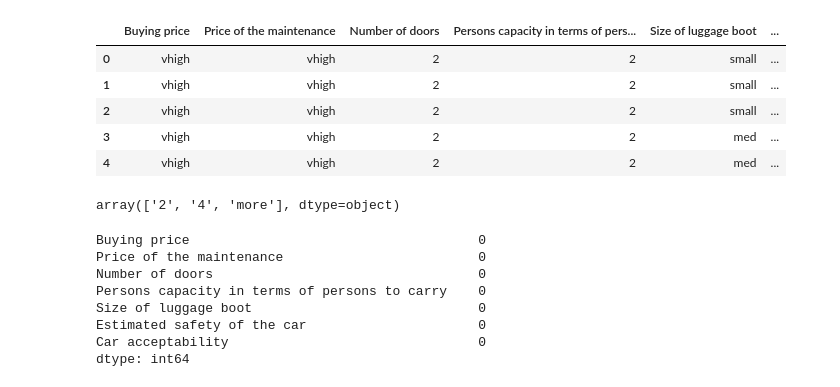
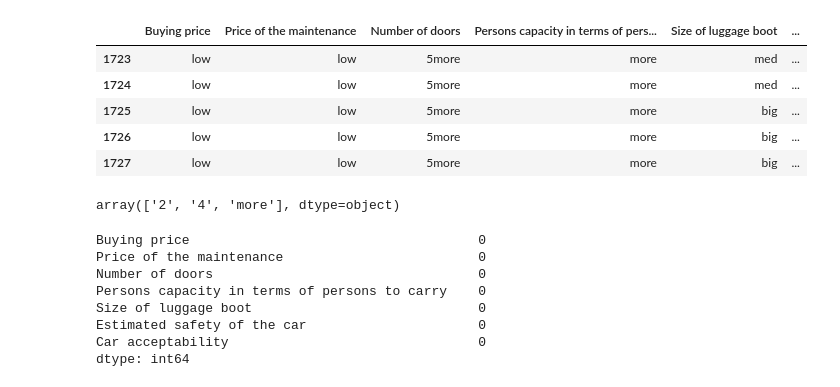
Before and after one commit to sandeep-a-pradhan/Practice, a Jupyter notebook: Car_Evaluation.ipynb, the cells around one changed output. Drawn from its saved outputs; the diff is of its cells as text; code cells hidden in the pictures.

```diff
--- a/Car_Evaluation.ipynb
+++ b/Car_Evaluation.ipynb
@@ -10,14 +10,14 @@ import os
 # %%
 #import dataset
 dataset = pd.read_csv('car.csv')
-dataset.head()
+dataset.tail()
 # %% [output]
 |  | Buying price | Price of the maintenance | Number of doors | Persons capacity in terms of pers... | Size of luggage boot | ... |
-| 0 | vhigh | vhigh | 2 | 2 | small | ... |
-| 1 | vhigh | vhigh | 2 | 2 | small | ... |
-| 2 | vhigh | vhigh | 2 | 2 | small | ... |
-| 3 | vhigh | vhigh | 2 | 2 | med | ... |
-| 4 | vhigh | vhigh | 2 | 2 | med | ... |
+| 1723 | low | low | 5more | more | med | ... |
+| 1724 | low | low | 5more | more | med | ... |
+| 1725 | low | low | 5more | more | big | ... |
+| 1726 | low | low | 5more | more | big | ... |
+| 1727 | low | low | 5more | more | big | ... |
 # %%
 dataset['Persons capacity in terms of persons to carry'].unique()
 # %% [output]
```
Also changed, not shown: parts of 7 cells of this notebook, 2 other files.
